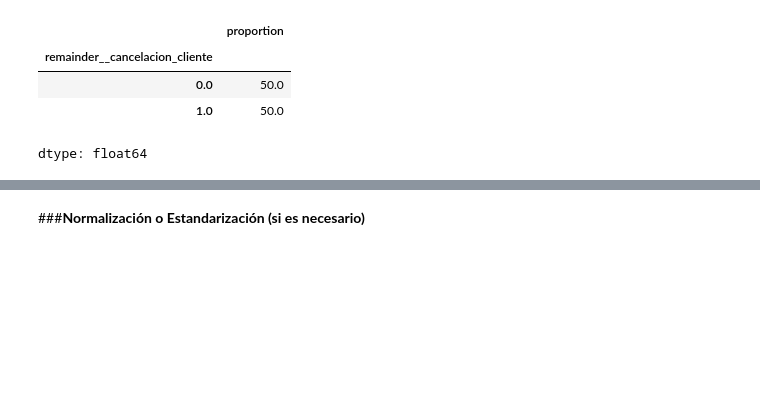
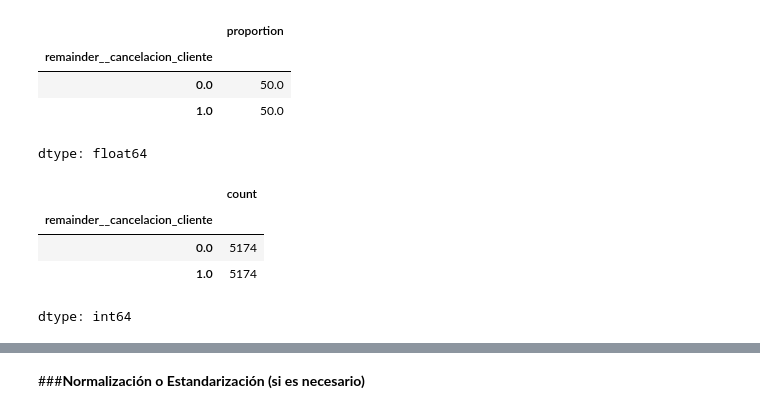
Before and after one commit to SebaDiezV/Challenge_TelecomX_Parte2_AluraLatam, a Jupyter notebook: TelecomX_Parte_2.ipynb, the cells around one changed output, grey strips where cells are left out. Drawn from its saved outputs; the diff is of its cells as text; code cells hidden in the pictures; blank space fills up the shorter version.

```diff
--- a/TelecomX_Parte_2.ipynb
+++ b/TelecomX_Parte_2.ipynb
@@ -193,3 +219,11 @@ y_res.value_counts(normalize=True).round(4)*100
 | 0.0 | 50.0 |
 | 1.0 | 50.0 |
 dtype: float64
+# %%
+y_res.value_counts()
+# %% [output]
+|  | count |
+| remainder__cancelacion_cliente |  |
+| 0.0 | 5174 |
+| 1.0 | 5174 |
+dtype: int64
```
Also changed, not shown: parts of 24 cells of this notebook.
